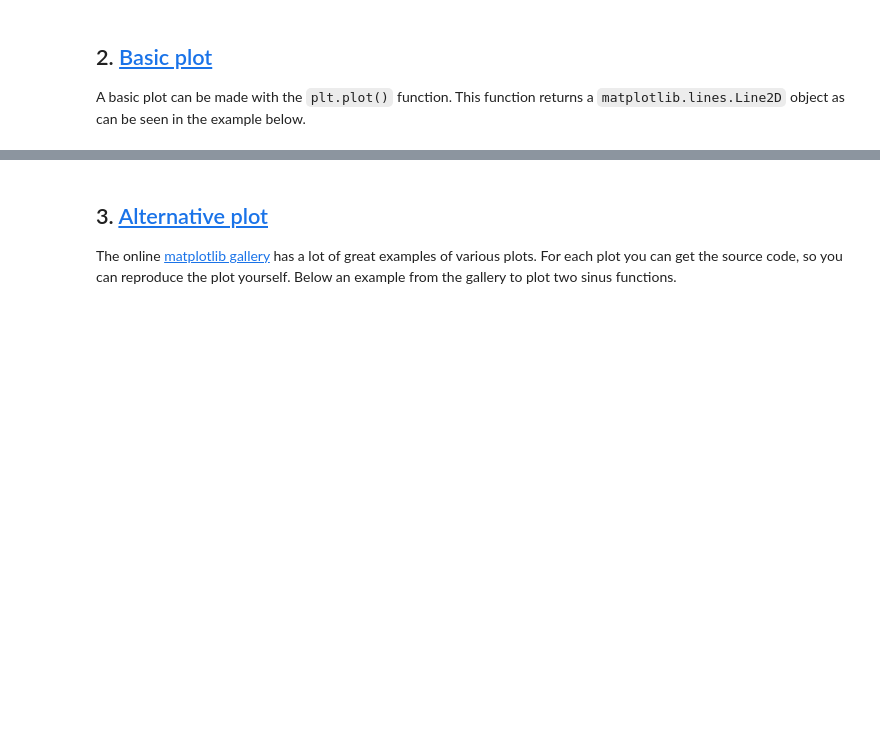
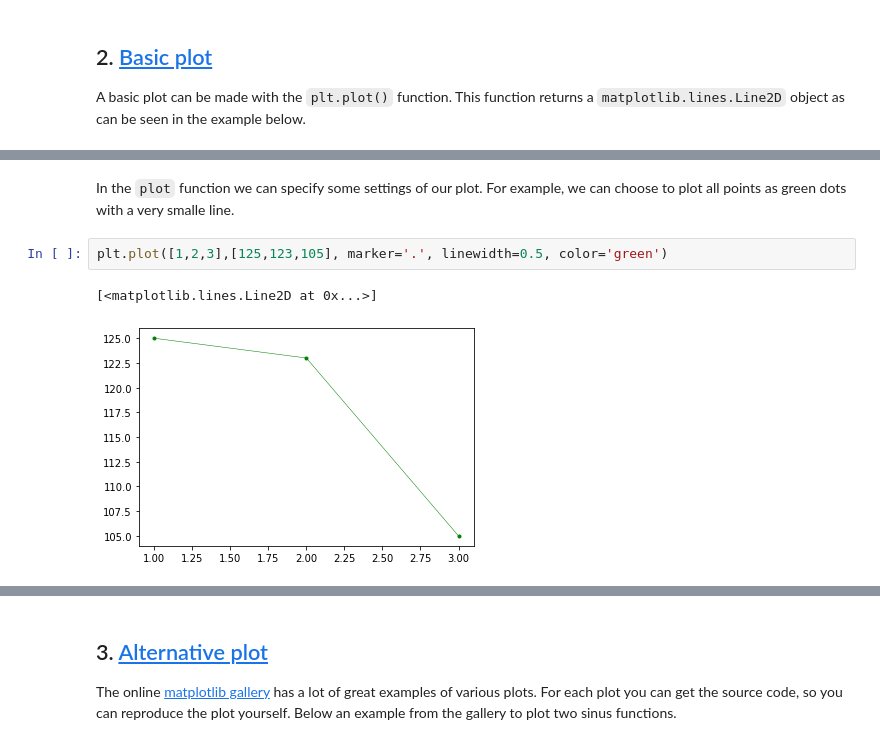
Before and after one commit to MAMBA-python/course-material, a Jupyter notebook: Exercise_notebooks/On_topic/02_matplotlib/01_matplotlib.ipynb, the cells around one changed output, grey strips where cells are left out. Saved outputs shown, nothing was run; the diff lists cells and outputs as text; blank space fills up the shorter version.

```diff
--- a/Exercise_notebooks/On_topic/02_matplotlib/01_matplotlib.ipynb
+++ b/Exercise_notebooks/On_topic/02_matplotlib/01_matplotlib.ipynb
@@ -34,0 +38,7 @@ plt.plot([1,2,3],[3,7,5])
+# %% [markdown]
+In the `plot` function we can specify some settings of our plot. For example, we can choose to plot all points as green dots with a very smalle line.
+# %%
+plt.plot([1,2,3],[125,123,105], marker='.', linewidth=0.5, color='green')
+# %% [output]
+[<matplotlib.lines.Line2D at 0x...>]
+[figure, added]
```
Also changed, not shown: parts of 15 cells of this notebook.
